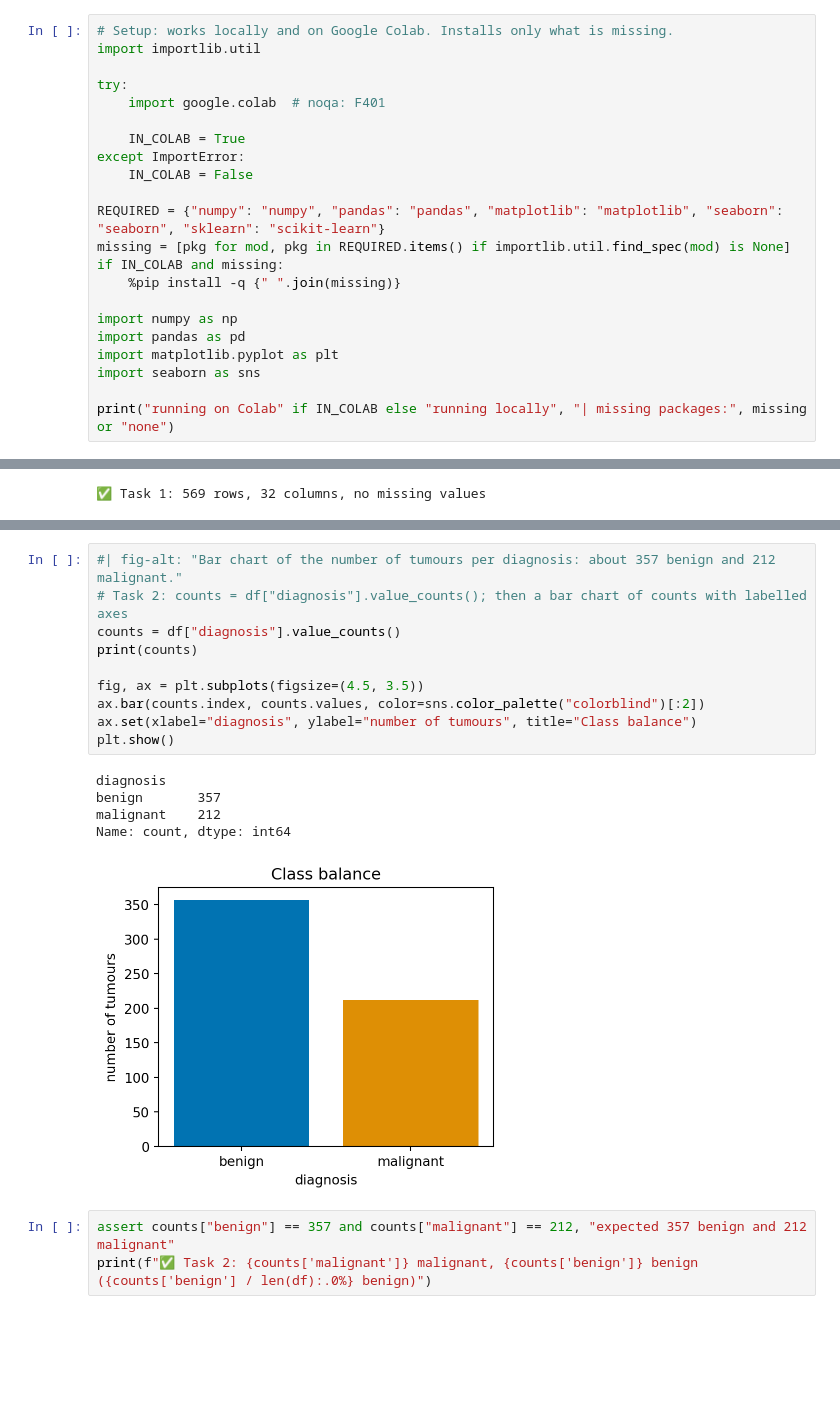
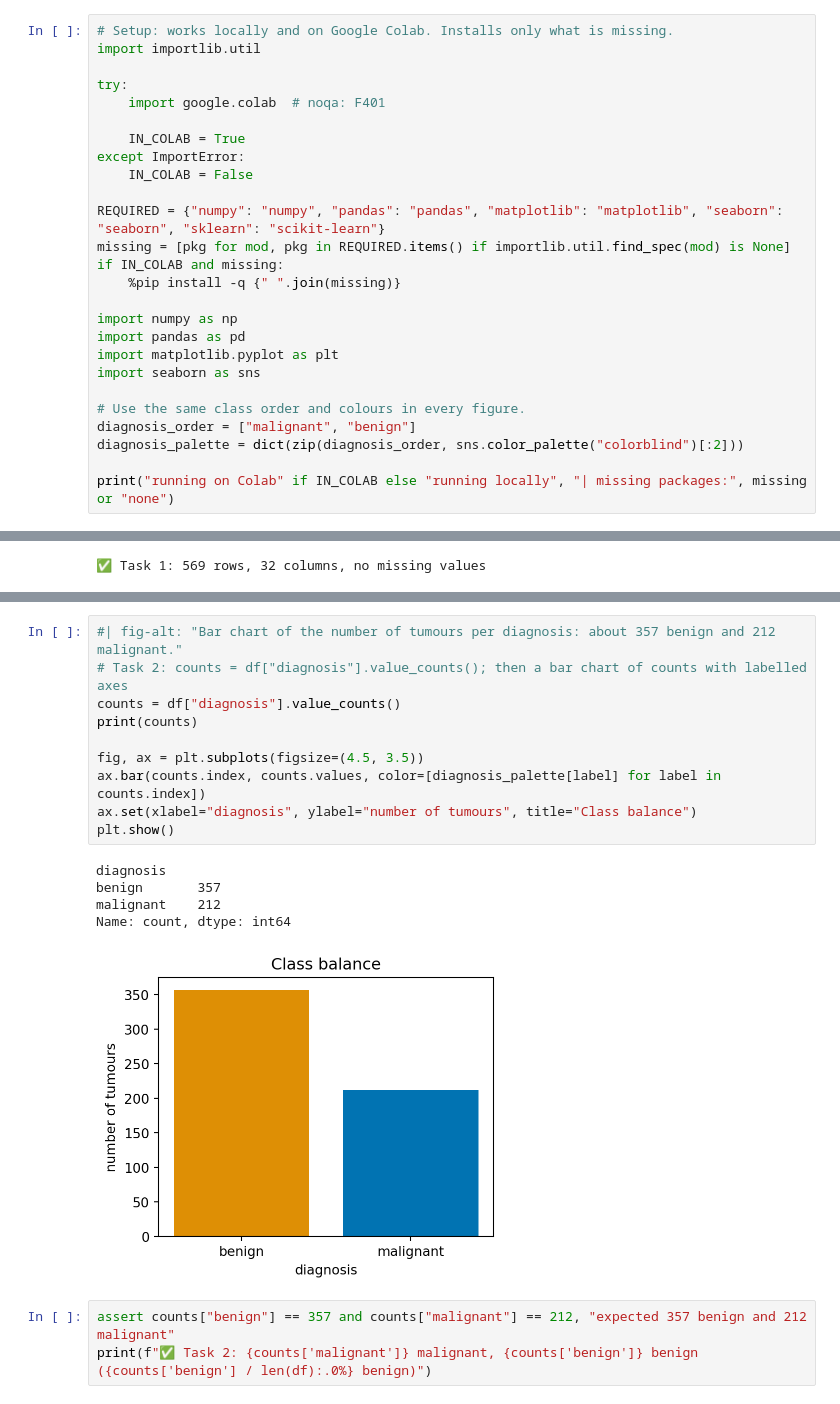
Before and after one commit to Awguhst/MolModels, a Jupyter notebook: part-1-foundations/ch01-scientific-python/labs/lab-01-guided-eda-solutions.ipynb, the cells around one changed output, grey strips where cells are left out. Cells and saved outputs as stored; diff of their text form; blank space fills up the shorter version.

```diff
--- a/part-1-foundations/ch01-scientific-python/labs/lab-01-guided-eda-solutions.ipynb
+++ b/part-1-foundations/ch01-scientific-python/labs/lab-01-guided-eda-solutions.ipynb
@@ -46,6 +46,10 @@ import pandas as pd
 import matplotlib.pyplot as plt
 import seaborn as sns
 
+# Use the same class order and colours in every figure.
+diagnosis_order = ["malignant", "benign"]
+diagnosis_palette = dict(zip(diagnosis_order, sns.color_palette("colorblind")[:2]))
+
 print("running on Colab" if IN_COLAB else "running locally", "| missing packages:", missing or "none")
 # %% [output]
 running locally | missing packages: none
@@ -130,19 +135,19 @@ then draw a bar chart of the counts with the object-oriented matplotlib API (`fi
 # %%
 #| fig-alt: "Bar chart of the number of tumours per diagnosis: about 357 benign and 212 malignant."
 # Task 2: counts = df["diagnosis"].value_counts(); then a bar chart of counts with labelled axes
 counts = df["diagnosis"].value_counts()
 print(counts)
 
 fig, ax = plt.subplots(figsize=(4.5, 3.5))
-ax.bar(counts.index, counts.values, color=sns.color_palette("colorblind")[:2])
+ax.bar(counts.index, counts.values, color=[diagnosis_palette[label] for label in counts.index])
 ax.set(xlabel="diagnosis", ylabel="number of tumours", title="Class balance")
 plt.show()
 # %% [output]
 diagnosis
 benign       357
 malignant    212
 Name: count, dtype: int64
-[figure, old version]
+[figure, new version]
 # %%
 assert counts["benign"] == 357 and counts["malignant"] == 212, "expected 357 benign and 212 malignant"
 print(f"✅ Task 2: {counts['malignant']} malignant, {counts['benign']} benign ({counts['benign'] / len(df):.0%} benign)")
```
Also changed, not shown: parts of 12 cells of this notebook, 36 other files.
